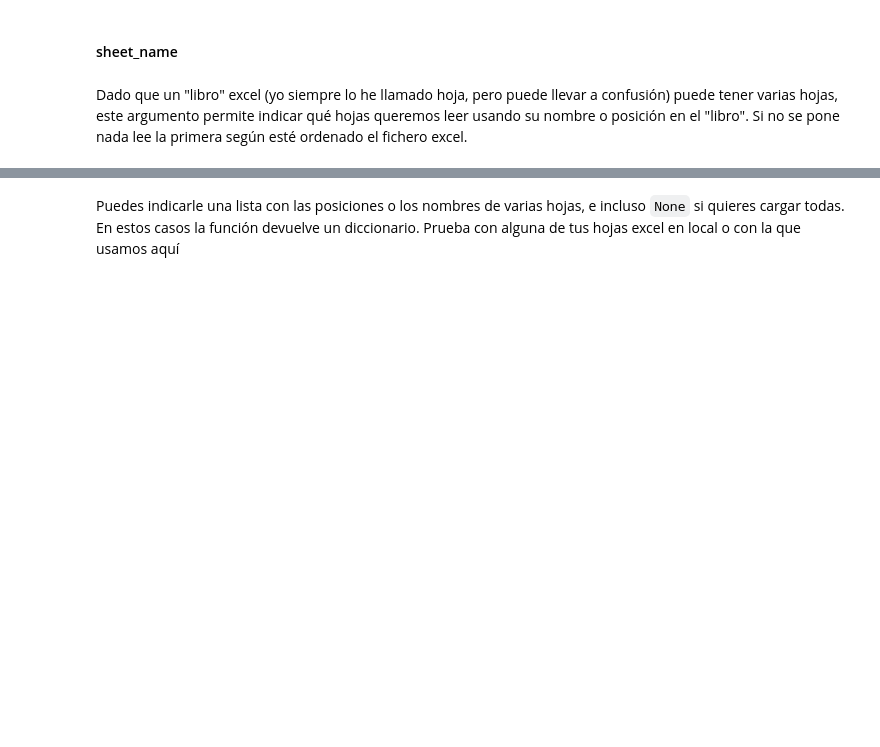
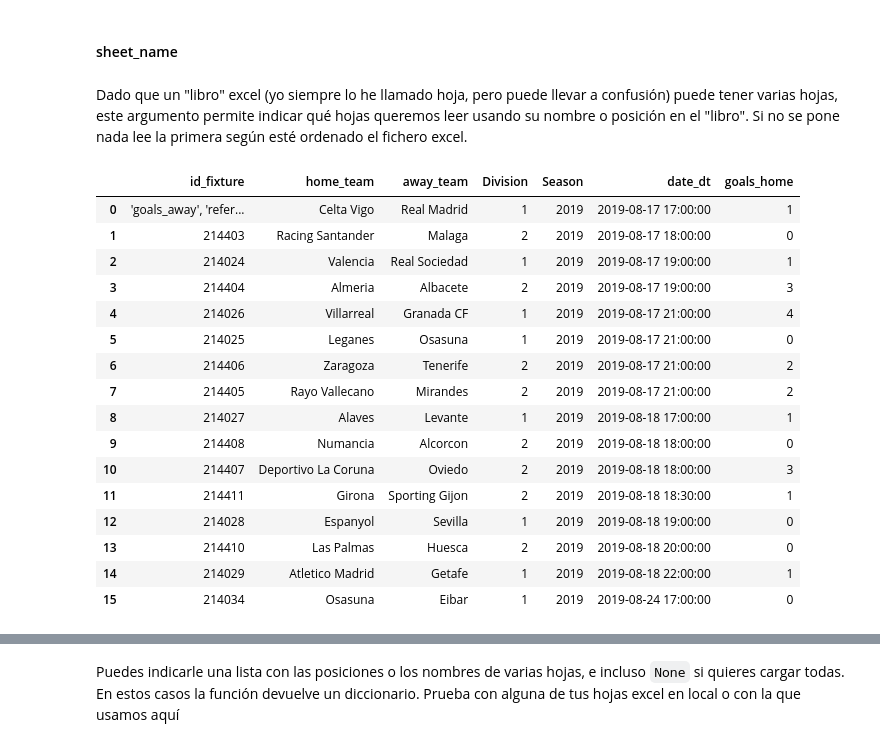
Before and after one commit to gabotron-exe/Gabriel-Ruiz-DSOnline, a Jupyter notebook: 03_Data_Analysis/Sprint_05/02_Procesado_Datos_Internos_Ficheros/01_Workout/03_Ficheros_Excel.ipynb, the cells around one changed output, grey strips where cells are left out. Cells and saved outputs as stored; diff of their text form; code cells hidden in the pictures; blank space fills up the shorter version.

```diff
--- a/03_Data_Analysis/Sprint_05/02_Procesado_Datos_Internos_Ficheros/01_Workout/03_Ficheros_Excel.ipynb
+++ b/03_Data_Analysis/Sprint_05/02_Procesado_Datos_Internos_Ficheros/01_Workout/03_Ficheros_Excel.ipynb
@@ -19,3 +37,24 @@ Al igual que con `read_csv`, vamos a ver algunos de los argumentos más interesa
 #### sheet_name
 # %% [markdown]
 Dado que un "libro" excel (yo siempre lo he llamado hoja, pero puede llevar a confusión) puede tener varias hojas, este argumento permite indicar qué hojas queremos leer usando su nombre o posición en el "libro". Si no se pone nada lee la primera según esté ordenado el fichero excel.
+# %%
+df = pd.read_excel("./data/df_liga_2019.xlsx", sheet_name= "futbol_2")
+df
+# %% [output]
+|  | id_fixture | home_team | away_team | Division | Season | date_dt | goals_home |
+| 0 | 'goals_away', 'refer... | Celta Vigo | Real Madrid | 1 | 2019 | 2019-08-17 17:00:00 | 1 |
+| 1 | 214403 | Racing Santander | Malaga | 2 | 2019 | 2019-08-17 18:00:00 | 0 |
+| 2 | 214024 | Valencia | Real Sociedad | 1 | 2019 | 2019-08-17 19:00:00 | 1 |
+| 3 | 214404 | Almeria | Albacete | 2 | 2019 | 2019-08-17 19:00:00 | 3 |
+| 4 | 214026 | Villarreal | Granada CF | 1 | 2019 | 2019-08-17 21:00:00 | 4 |
+| 5 | 214025 | Leganes | Osasuna | 1 | 2019 | 2019-08-17 21:00:00 | 0 |
+| 6 | 214406 | Zaragoza | Tenerife | 2 | 2019 | 2019-08-17 21:00:00 | 2 |
+| 7 | 214405 | Rayo Vallecano | Mirandes | 2 | 2019 | 2019-08-17 21:00:00 | 2 |
+| 8 | 214027 | Alaves | Levante | 1 | 2019 | 2019-08-18 17:00:00 | 1 |
+| 9 | 214408 | Numancia | Alcorcon | 2 | 2019 | 2019-08-18 18:00:00 | 0 |
+| 10 | 214407 | Deportivo La Coruna | Oviedo | 2 | 2019 | 2019-08-18 18:00:00 | 3 |
+| 11 | 214411 | Girona | Sporting Gijon | 2 | 2019 | 2019-08-18 18:30:00 | 1 |
+| 12 | 214028 | Espanyol | Sevilla | 1 | 2019 | 2019-08-18 19:00:00 | 0 |
+| 13 | 214410 | Las Palmas | Huesca | 2 | 2019 | 2019-08-18 20:00:00 | 0 |
+| 14 | 214029 | Atletico Madrid | Getafe | 1 | 2019 | 2019-08-18 22:00:00 | 1 |
+| 15 | 214034 | Osasuna | Eibar | 1 | 2019 | 2019-08-24 17:00:00 | 0 |
```
Also changed, not shown: parts of 6 cells of this notebook, 9 other files.
